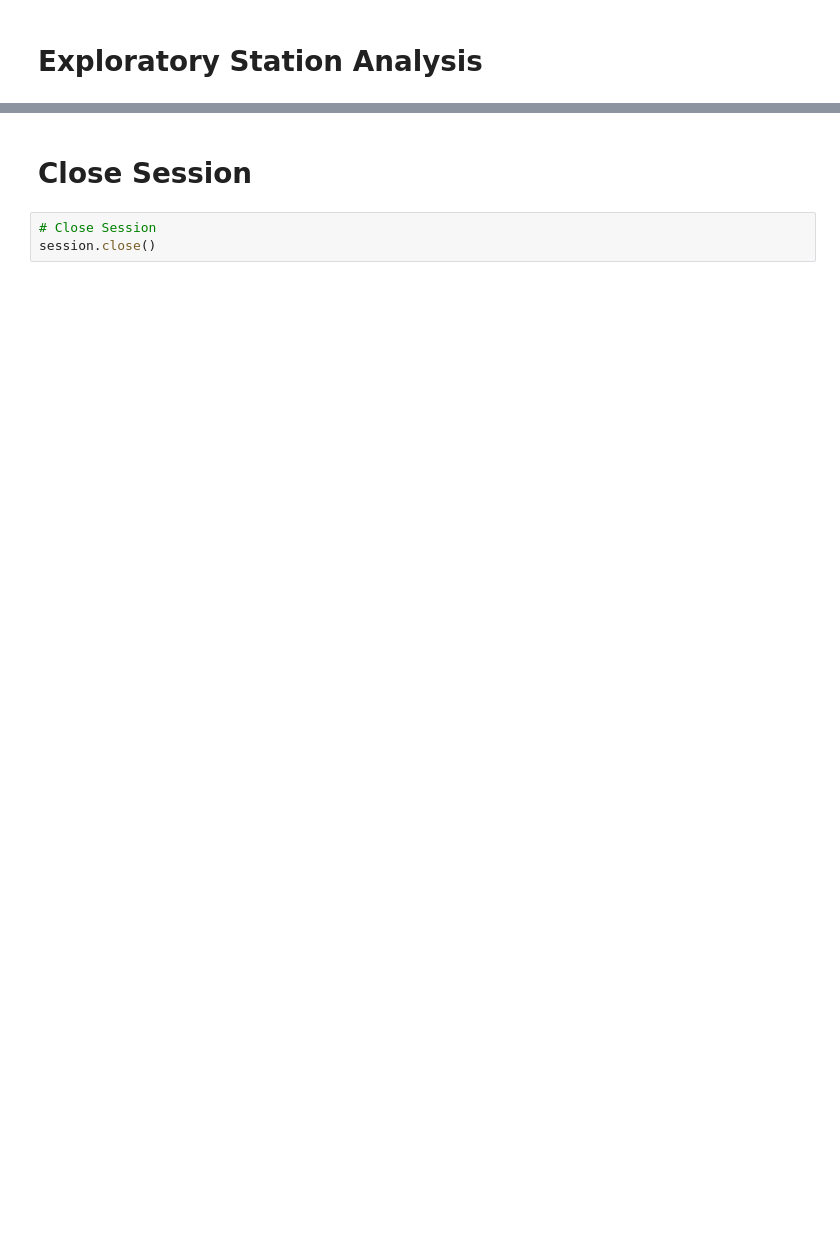
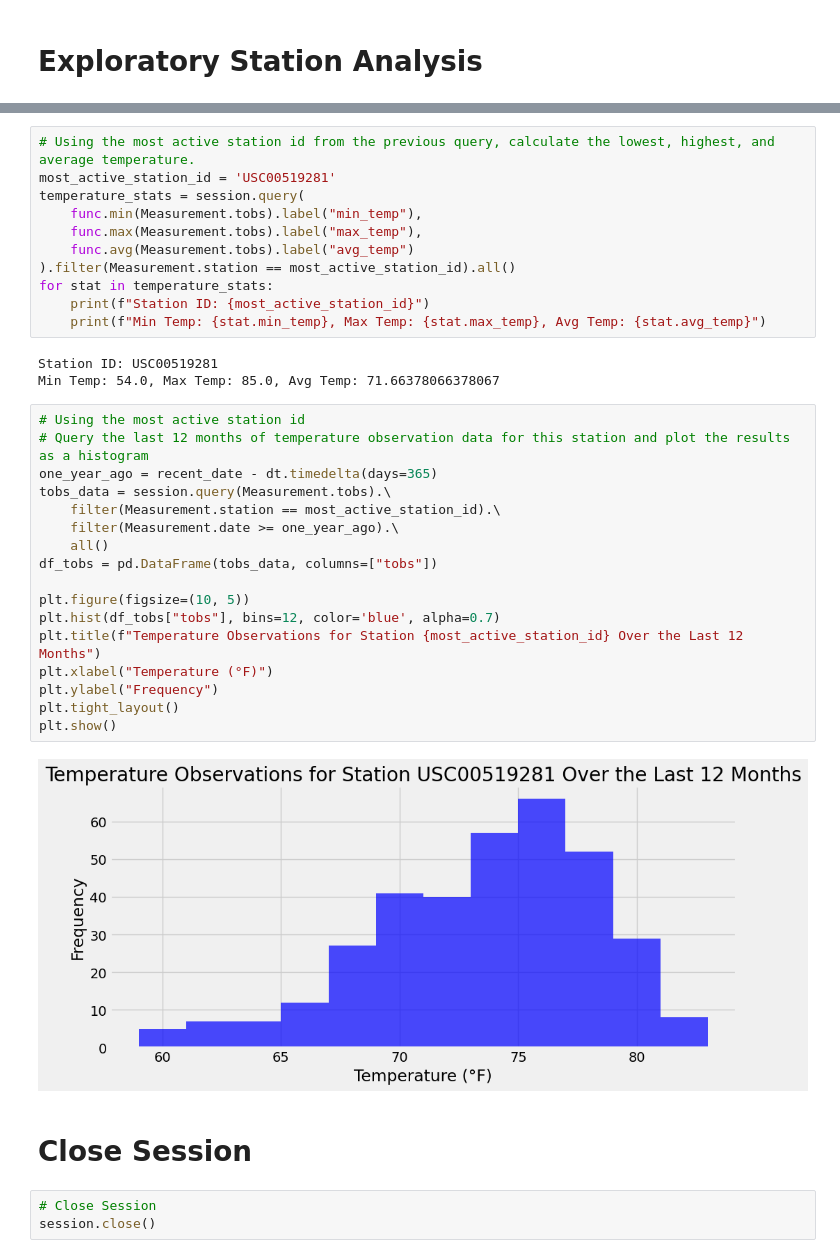
Before and after one commit to leahmathena/sqlalchemy-challenge, a Jupyter notebook: SurfsUp/climate_starter.ipynb, the cells around one changed output, grey strips where cells are left out. Cells and saved outputs as stored; diff of their text form; blank space fills up the shorter version.

```diff
--- a/SurfsUp/climate_starter.ipynb
+++ b/SurfsUp/climate_starter.ipynb
@@ -104,3 +125,36 @@ Text(0.5, 4.183333333333314, 'Temperature')
+# %%
+# Using the most active station id from the previous query, calculate the lowest, highest, and average temperature.
+most_active_station_id = 'USC00519281'
+temperature_stats = session.query(
+    func.min(Measurement.tobs).label("min_temp"),
+    func.max(Measurement.tobs).label("max_temp"),
+    func.avg(Measurement.tobs).label("avg_temp")
+).filter(Measurement.station == most_active_station_id).all()
+for stat in temperature_stats:
+    print(f"Station ID: {most_active_station_id}")
+    print(f"Min Temp: {stat.min_temp}, Max Temp: {stat.max_temp}, Avg Temp: {stat.avg_temp}")
+# %% [output]
+Station ID: USC00519281
+Min Temp: 54.0, Max Temp: 85.0, Avg Temp: 71.66378066378067
+# %%
+# Using the most active station id
+# Query the last 12 months of temperature observation data for this station and plot the results as a histogram
+one_year_ago = recent_date - dt.timedelta(days=365)
+tobs_data = session.query(Measurement.tobs).\
+    filter(Measurement.station == most_active_station_id).\
+    filter(Measurement.date >= one_year_ago).\
+    all()
+df_tobs = pd.DataFrame(tobs_data, columns=["tobs"])
+
+plt.figure(figsize=(10, 5))
+plt.hist(df_tobs["tobs"], bins=12, color='blue', alpha=0.7)
+plt.title(f"Temperature Observations for Station {most_active_station_id} Over the Last 12 Months")
+plt.xlabel("Temperature (°F)")
+plt.ylabel("Frequency")
+plt.tight_layout()
+plt.show()
+# %% [output]
+[figure, added]
 # %% [markdown]
 # Close Session
 # %%
```
Also changed, not shown: parts of 10 cells of this notebook.
